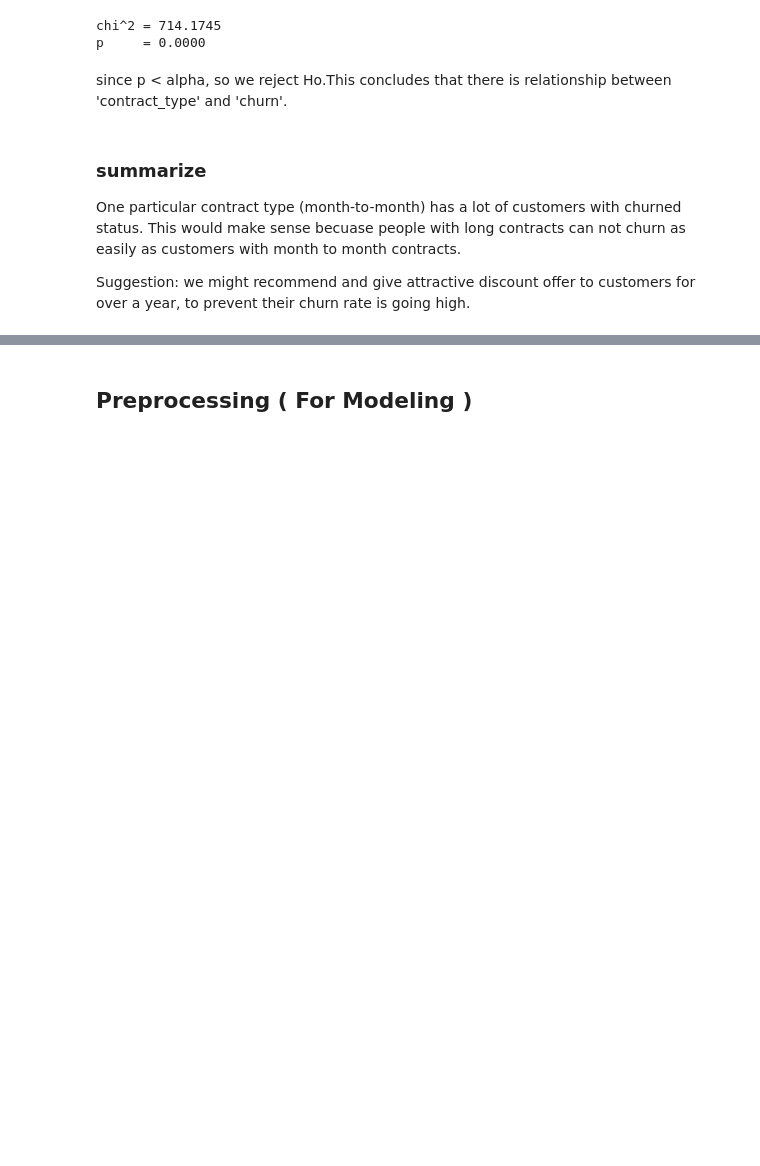
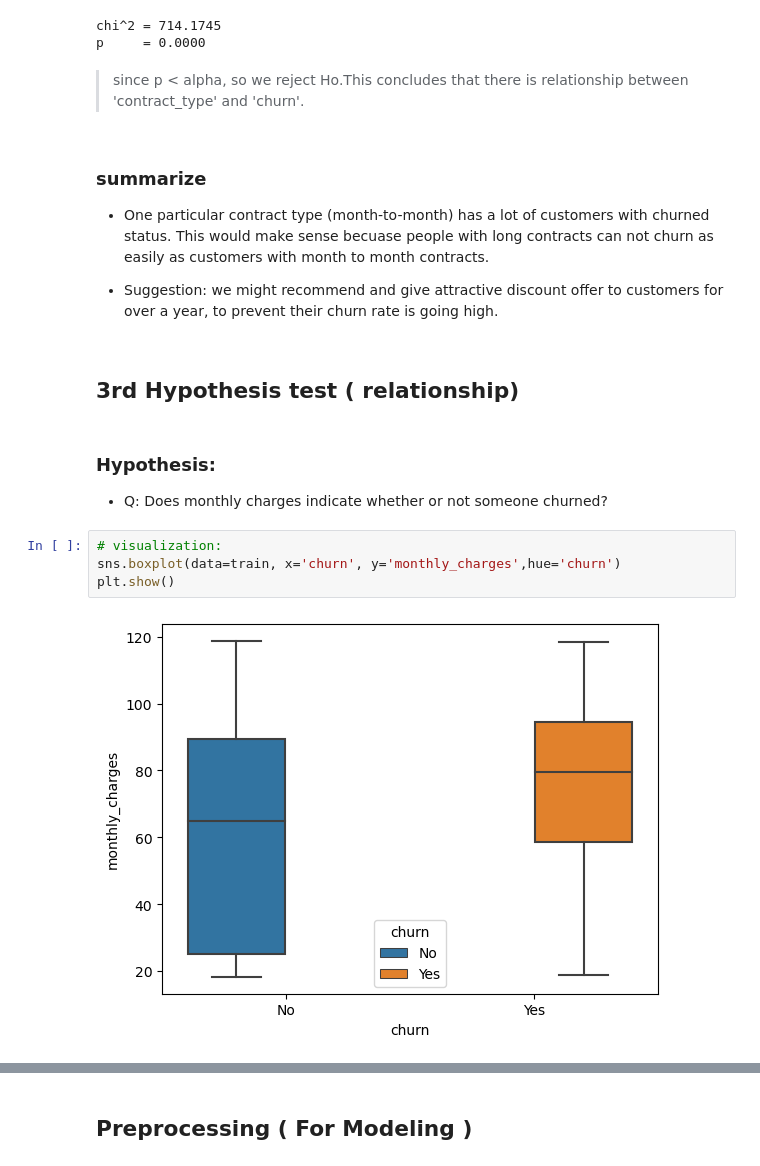
Before and after one commit to sikandar-shrestha/classification_project_telco, a Jupyter notebook: Final_Report.ipynb, the cells around one changed output, grey strips where cells are left out. Cells and saved outputs as stored; diff of their text form; blank space fills up the shorter version.

```diff
--- a/Final_Report.ipynb
+++ b/Final_Report.ipynb
@@ -312,9 +306,20 @@ ex.chi_contract_tar(train)
 chi^2 = 714.1745
 p     = 0.0000
 # %% [markdown]
-since p < alpha, so we reject Ho.This concludes that there is relationship between 'contract_type' and 'churn'.
+> since p < alpha, so we reject Ho.This concludes that there is relationship between 'contract_type' and 'churn'.
 # %% [markdown]
 ### summarize
-One particular contract type (month-to-month) has a lot of customers with churned status. This would make sense becuase people with long contracts can not churn as easily as customers with month to month contracts.
+* One particular contract type (month-to-month) has a lot of customers with churned status. This would make sense becuase people with long contracts can not churn as easily as customers with month to month contracts.
 
-Suggestion: we might recommend and give attractive discount offer to customers for over a year, to prevent their churn rate is going high.
+* Suggestion: we might recommend and give attractive discount offer to customers for over a year, to prevent their churn rate is going high.
+# %% [markdown]
+## 3rd Hypothesis test ( relationship)
+# %% [markdown]
+### Hypothesis:
+* Q: Does monthly charges indicate whether or not someone churned?
+# %%
+# visualization:
+sns.boxplot(data=train, x='churn', y='monthly_charges',hue='churn')
+plt.show()
+# %% [output]
+[figure, added]
```
Also changed, not shown: parts of 55 cells of this notebook, 3 other files.
